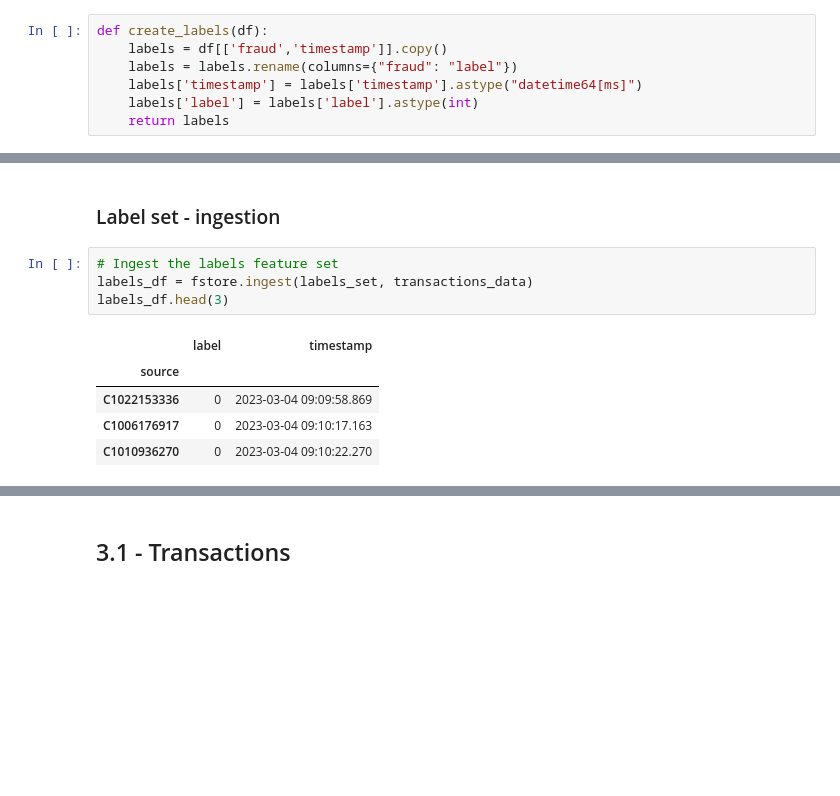
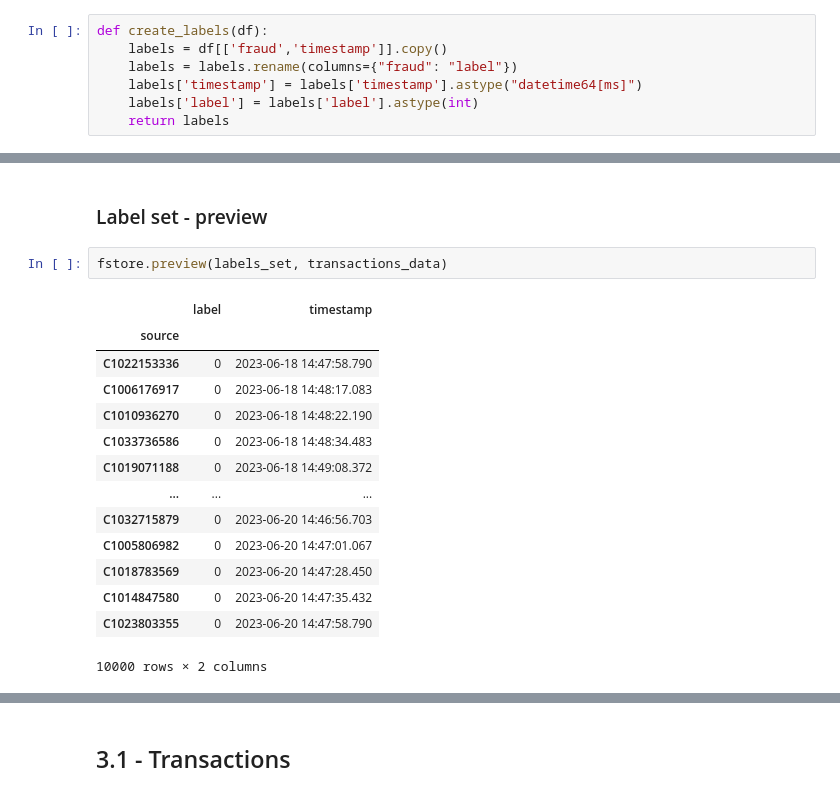
Before and after one commit to mlrun/demo-fraud, a Jupyter notebook: 01-ingest-datasources.ipynb, the cells around one changed output, grey strips where cells are left out. Cells and saved outputs as stored; diff of their text form; blank space fills up the shorter version.

```diff
--- a/01-ingest-datasources.ipynb
+++ b/01-ingest-datasources.ipynb
@@ -254,14 +283,21 @@ labels_set.plot(with_targets=True)
 # %% [output]
 [drawing not drawn]
 # %% [markdown]
-### Label set - ingestion
+### Label set - preview
-# %%
-# Ingest the labels feature set
-labels_df = fstore.ingest(labels_set, transactions_data)
-labels_df.head(3)
-# %% [output]
-|  | label | timestamp |
-| source |  |  |
-| C1022153336 | 0 | 2023-03-04 09:09:58.869 |
-| C1006176917 | 0 | 2023-03-04 09:10:17.163 |
-| C1010936270 | 0 | 2023-03-04 09:10:22.270 |
+# %%
+fstore.preview(labels_set, transactions_data)
+# %% [output]
+|  | label | timestamp |
+| source |  |  |
+| C1022153336 | 0 | 2023-06-18 14:47:58.790 |
+| C1006176917 | 0 | 2023-06-18 14:48:17.083 |
+| C1010936270 | 0 | 2023-06-18 14:48:22.190 |
+| C1033736586 | 0 | 2023-06-18 14:48:34.483 |
+| C1019071188 | 0 | 2023-06-18 14:49:08.372 |
+| ... | ... | ... |
+| C1032715879 | 0 | 2023-06-20 14:46:56.703 |
+| C1005806982 | 0 | 2023-06-20 14:47:01.067 |
+| C1018783569 | 0 | 2023-06-20 14:47:28.450 |
+| C1014847580 | 0 | 2023-06-20 14:47:35.432 |
+| C1023803355 | 0 | 2023-06-20 14:47:58.790 |
+10000 rows × 2 columns
```
Also changed, not shown: parts of 21 cells of this notebook.
